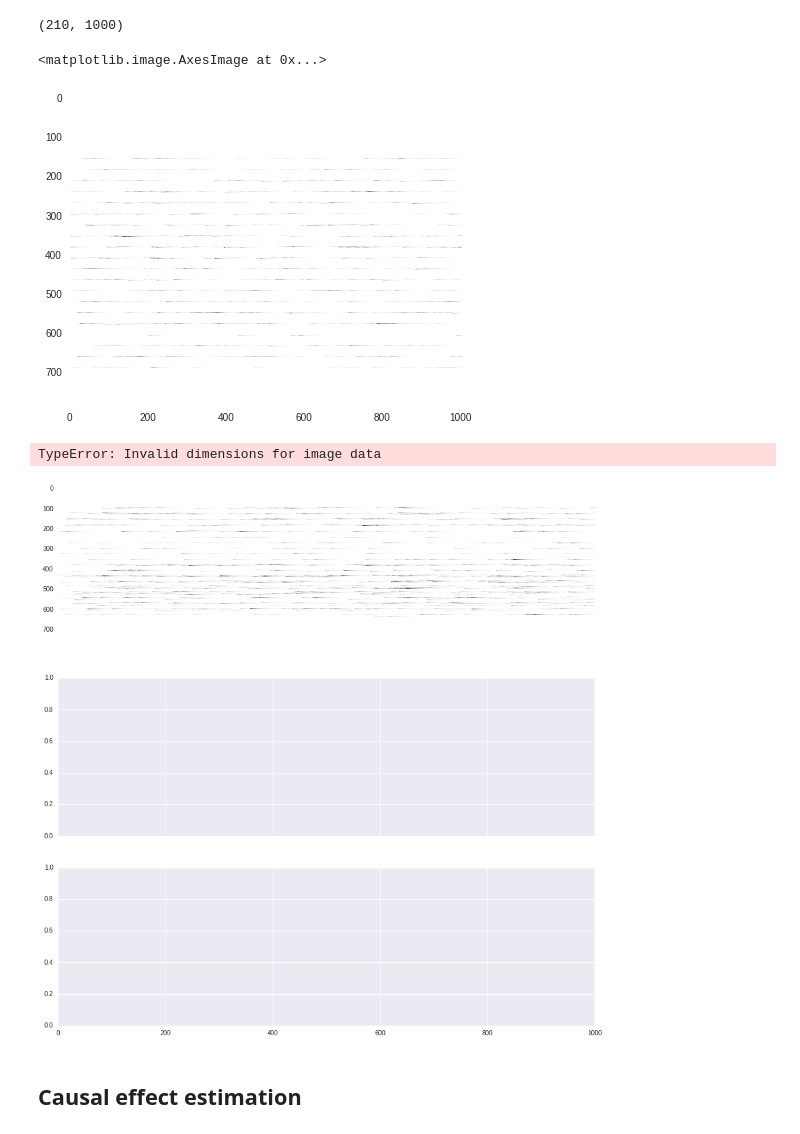
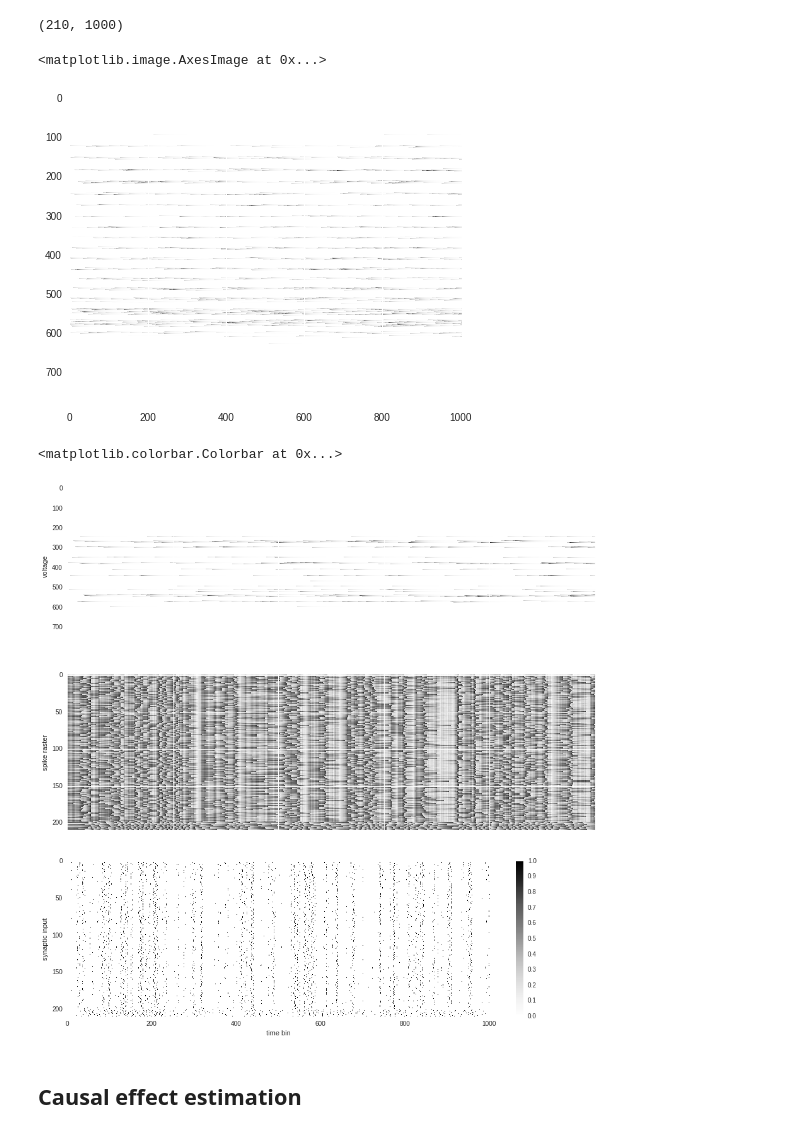
Before and after one commit to prashanth-prakash/Spiking-rdd, a Jupyter notebook: fig_8_networkdepth.ipynb, the cells around one changed output. Cells and saved outputs as stored; diff of their text form; code cells hidden in the pictures.

Commit message:
Activation vs input plot

```diff
--- a/fig_8_networkdepth.ipynb
+++ b/fig_8_networkdepth.ipynb
@@ -66,7 +66,7 @@ params
 # %% [markdown]
 ## Test 2 hidden layer network
 # %%
-inp,v, h, u, sh = lif.simulate()
+inp,v, h, u, sh, tograph ,x= lif.simulate()
 #bp,hidd=lif.backprop()
 # results=lif.simulate()
 #np.nonzero(results[3][0,:])[0].shape
@@ -93,19 +95,19 @@ sh.shape
 plt.imshow(inp[1,:,:])
 # %% [output]
 <matplotlib.image.AxesImage at 0x...>
-[figure, old version]
+[figure, new version]
 # %%
 #print('Firing rates:',np.sum(h[0], 1)/t)
 # %%
 fig, axes = plt.subplots(3,1,figsize = (15, 15), sharex = True)
 axes[0].imshow(inp[0], aspect = 'auto', interpolation = 'nearest')
-axes[1].imshow(v[0], aspect = 'auto', interpolation = 'nearest')
-im2 = axes[2].imshow(h[0], aspect = 'auto', interpolation = 'nearest')
+axes[1].imshow(v, aspect = 'auto', interpolation = 'nearest')
+im2 = axes[2].imshow(h, aspect = 'auto', interpolation = 'nearest')
 axes[0].set_ylabel('voltage')
 axes[1].set_ylabel('spike raster')
 axes[2].set_ylabel('synaptic input')
 axes[2].set_xlabel('time bin')
 plt.colorbar(im2, ax = axes[2])
 # %% [output]
-TypeError: Invalid dimensions for image data
+<matplotlib.colorbar.Colorbar at 0x...>
-[figure, old version]
+[figure, new version]
```
Also changed, not shown: parts of 6 cells of this notebook, 1 other file.
